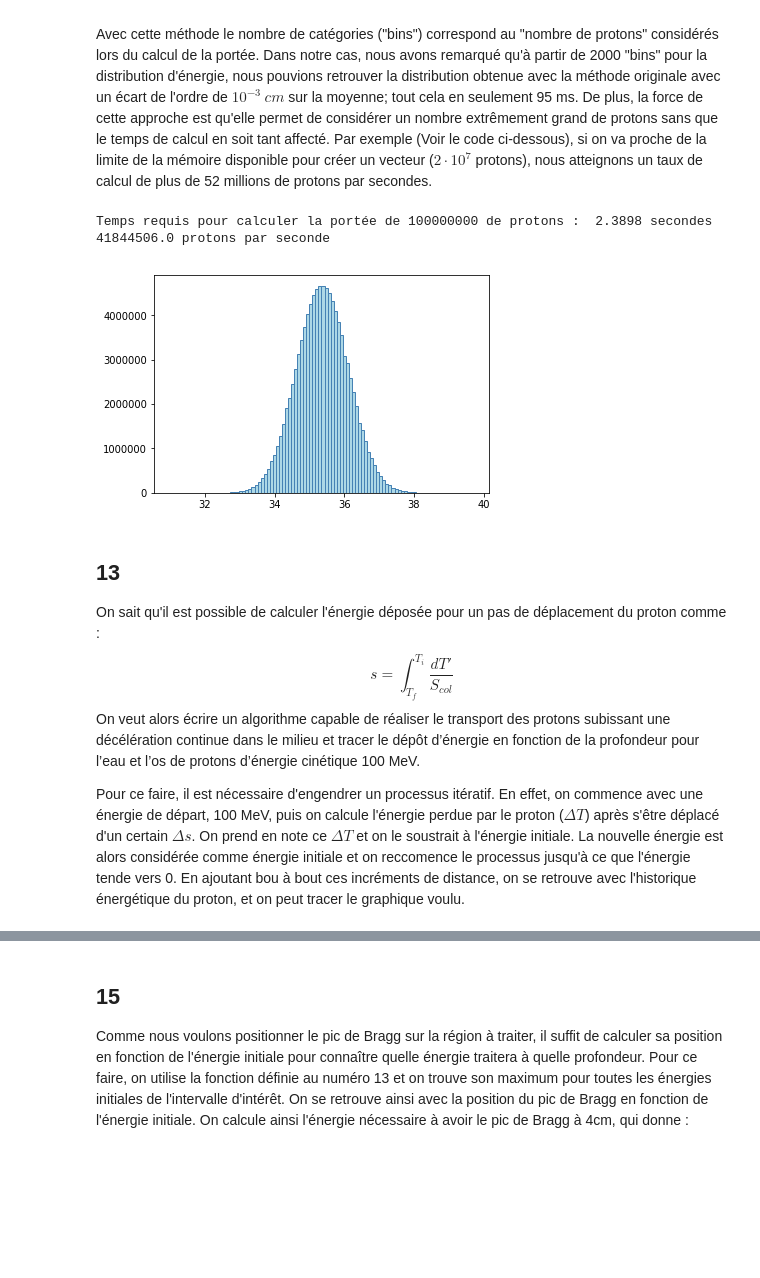
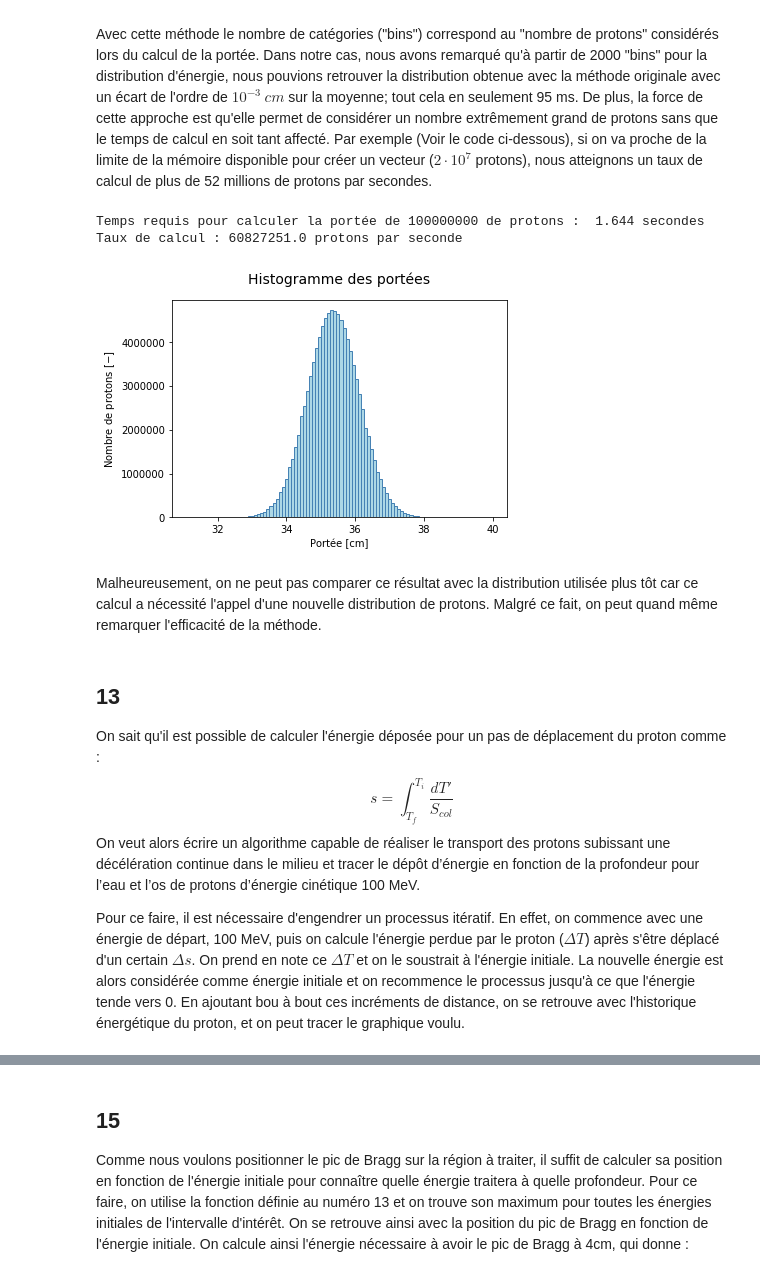
Before and after one commit to eliedl/Physique_numerique, a Jupyter notebook: TP1/TP1_total.ipynb, the cells around one changed output, grey strips where cells are left out. Cells and saved outputs as stored; diff of their text form; code cells hidden in the pictures; blank space fills up the shorter version.

```diff
--- a/TP1/TP1_total.ipynb
+++ b/TP1/TP1_total.ipynb
@@ -138,9 +143,9 @@ def get_s_col(r_e, n_e, T, I, m_e=0.511):
 
     """ Retourne le pouvoir d'arrêt collisonnel d'un matériau
 
-    :params:---------------Description---------------: Unités : type :
+    :params:---------------Description---------------: Unités :
 
-        r_e: Rayon électronique                          cm      float
+        r_e: Rayon électronique                          cm
         n_e: Densité électronique du matériau          cm^{-3}
        beta: Facteur de vitesse réduite                  -
       gamma: Facteur de Lorentz                          -
@@ -159,13 +164,12 @@ def get_s_col(r_e, n_e, T, I, m_e=0.511):
 T = np.linspace(3, 10000, 100000)
 
 s_col_eau = get_s_col(r_e, n_e_eau, T, I_eau)
-
 s_col_cort = get_s_col(r_e, n_e_cort, T, I_cort)
 
 p_col_cort = s_col_cort/rho_cort
 
+#Gestion de l'affichage
 ax = plt.subplot(111)
-
 plt.plot(T, s_col_eau, label=r"           Eau: $\rho = 1,00\ g/cm^3$")
 plt.plot(T, p_col_cort, label=r"Os cortical: $\rho = 1,85\ g/cm^3$")
 plt.xscale('log')
@@ -905,36 +886,38 @@ Utilisant la quadrature gaussienne comme méthode d'intégration, notre algorith
 
 Avec cette méthode le nombre de catégories ("bins") correspond au "nombre de protons" considérés lors du calcul de la portée. Dans notre cas, nous avons remarqué qu'à partir de 2000 "bins" pour la distribution d'énergie, nous pouvions retrouver la distribution obtenue avec la méthode originale avec un écart de l'ordre de $10^{-3}\ cm$ sur la moyenne; tout cela en seulement 95 ms. De plus, la force de cette approche est qu'elle permet de considérer un nombre extrêmement grand de protons sans que le temps de calcul en soit tant affecté. Par exemple (Voir le code ci-dessous), si on va proche de la limite de la mémoire disponible pour créer un vecteur ($2\cdot 10^{7}$ protons), nous atteignons un taux de calcul de plus de 52 millions de protons par secondes.
 # %%
-
-
-
-
 PUSH_THE_LIMIT = 100000000
 energie_lim = np.random.normal(240, 3, PUSH_THE_LIMIT)
 
 start_lim = timer()
 
 protons_lim = np.histogram(energie_lim, 2000)
 
 count_lim = protons_lim[0][np.nonzero(protons_lim[0])[0]]
 e_lim = protons_lim[1][np.nonzero(protons_lim[0])[0]]
 
 res = gauss_quad(15, e_lim)
 
 total = [count_lim, res]
 end_lim = timer()
 
 time_lim = np.round(end_lim - start_lim, 4)
 
 
 print("Temps requis pour calculer la portée de {} de protons : ".format(PUSH_THE_LIMIT), time_lim, "secondes")
-print("{} protons par seconde".format(np.round(PUSH_THE_LIMIT/time_lim)))
+print("Taux de calcul : {} protons par seconde".format(np.round(PUSH_THE_LIMIT/time_lim)))
 plt.hist(total[1], weights=total[0], bins = 100, color='lightblue', edgecolor='steelblue')
+plt.title('Histogramme des portées', y=1.05, fontsize=14)
+plt.ylabel('Nombre de protons $[-]$')
+plt.xlabel('Portée [cm]')
+
 plt.show()
 # %% [output]
-Temps requis pour calculer la portée de 100000000 de protons :  2.3898 secondes
-41844506.0 protons par seconde
+Temps requis pour calculer la portée de 100000000 de protons :  1.644 secondes
+Taux de calcul : 60827251.0 protons par seconde
-[figure, old version]
+[figure, new version]
+# %% [markdown]
+Malheureusement, on ne peut pas comparer ce résultat avec la distribution utilisée plus tôt car ce calcul a nécessité l'appel d'une nouvelle distribution de protons. Malgré ce fait, on peut quand même remarquer l'efficacité de la méthode.
 # %% [markdown]
 ## 13
 On sait qu'il est possible de calculer l'énergie déposée pour un pas de déplacement du proton comme :
@@ -944,7 +927,7 @@ continue dans le milieu et tracer le dépôt d’énergie en fonction de la prof
 et l’os de protons d’énergie cinétique 100 MeV.
 
 
-Pour ce faire, il est nécessaire d'engendrer un processus itératif. En effet, on commence avec une énergie de départ, 100 MeV, puis on calcule l'énergie perdue par le proton ($\Delta T$) après s'être déplacé d'un certain $\Delta s$. On prend en note ce $\Delta T$ et on le soustrait à l'énergie initiale. La nouvelle énergie est alors considérée comme énergie initiale et on reccomence le processus jusqu'à ce que l'énergie tende vers 0. En ajoutant bou à bout ces incréments de distance, on se retrouve avec l'historique énergétique du proton, et on peut tracer le graphique voulu.
+Pour ce faire, il est nécessaire d'engendrer un processus itératif. En effet, on commence avec une énergie de départ, 100 MeV, puis on calcule l'énergie perdue par le proton ($\Delta T$) après s'être déplacé d'un certain $\Delta s$. On prend en note ce $\Delta T$ et on le soustrait à l'énergie initiale. La nouvelle énergie est alors considérée comme énergie initiale et on recommence le processus jusqu'à ce que l'énergie tende vers 0. En ajoutant bou à bout ces incréments de distance, on se retrouve avec l'historique énergétique du proton, et on peut tracer le graphique voulu.
 # %%
 
 
```
Also changed, not shown: parts of 29 cells of this notebook, 2 other files.
